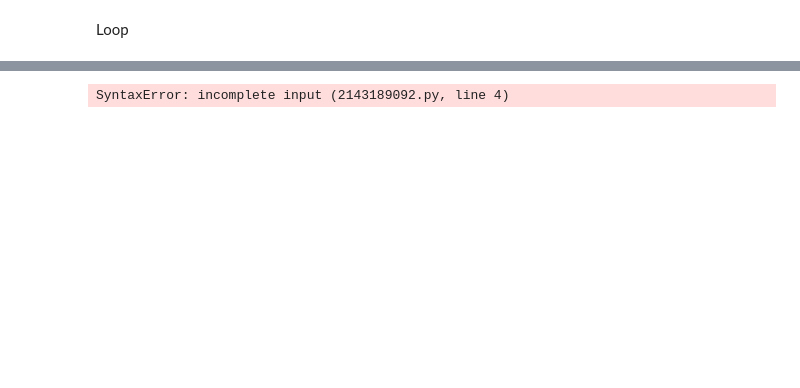
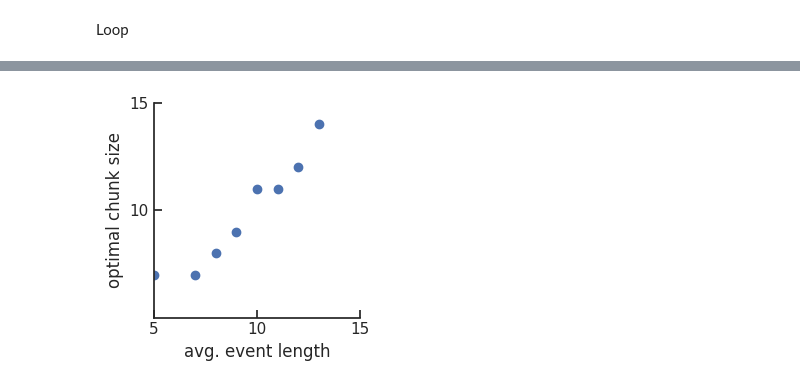
Before and after one commit to siyer7/narrative_map, a Jupyter notebook: code/narrative/13-analytical_soln.ipynb, the cells around one changed output, grey strips where cells are left out. Saved outputs shown, nothing was run; the diff lists cells and outputs as text; code cells hidden in the pictures; blank space fills up the shorter version.

```diff
--- a/code/narrative/13-analytical_soln.ipynb
+++ b/code/narrative/13-analytical_soln.ipynb
@@ -132,6 +127,14 @@ plt.tight_layout(); plt.show()
 # %%
-# n_events, avg_event_len
-for n_events in [5, 6, 7]:
-    for avg_event_len in [10, 12, 14]:
+avg_event_lens = np.linspace(5,15,10).astype(int); optimal_chunk_sizes = []
+
+fig, ax = plt.subplots(figsize=(3,3))
+ax.set(xlabel="avg. event length",ylabel="optimal chunk size",xlim=(5,15),ylim=(5,15),xticks=np.linspace(5,15,3),yticks=np.linspace(5,15,3)[1:])
+for avg_event_len in avg_event_lens:
+    true_event_ids, true_event_templates, true_event_lengths, true_event_bounds, true_stream, stim_event_ids, stim_event_templates, stim_event_lengths, stim_event_bounds, stim_stream =\
+        make_stimulus(seed=seed, n_events=n_events, avg_event_len=avg_event_len, sd_event_len=sd_event_len, between_event_drift=between_event_drift, within_event_drift=within_event_drift, n_dims=n_dims)
+    *_, optimal_chunk_size = get_optimal_chunk_size(true_stream, stim_stream, avg_event_len)
+    optimal_chunk_sizes.append(optimal_chunk_size)
+ax.scatter(avg_event_lens, optimal_chunk_sizes)
+plt.tight_layout(); plt.show()
 # %% [output]
-SyntaxError: incomplete input (2143189092.py, line 4)
+[figure, added]
```
Also changed, not shown: parts of 3 cells of this notebook.
